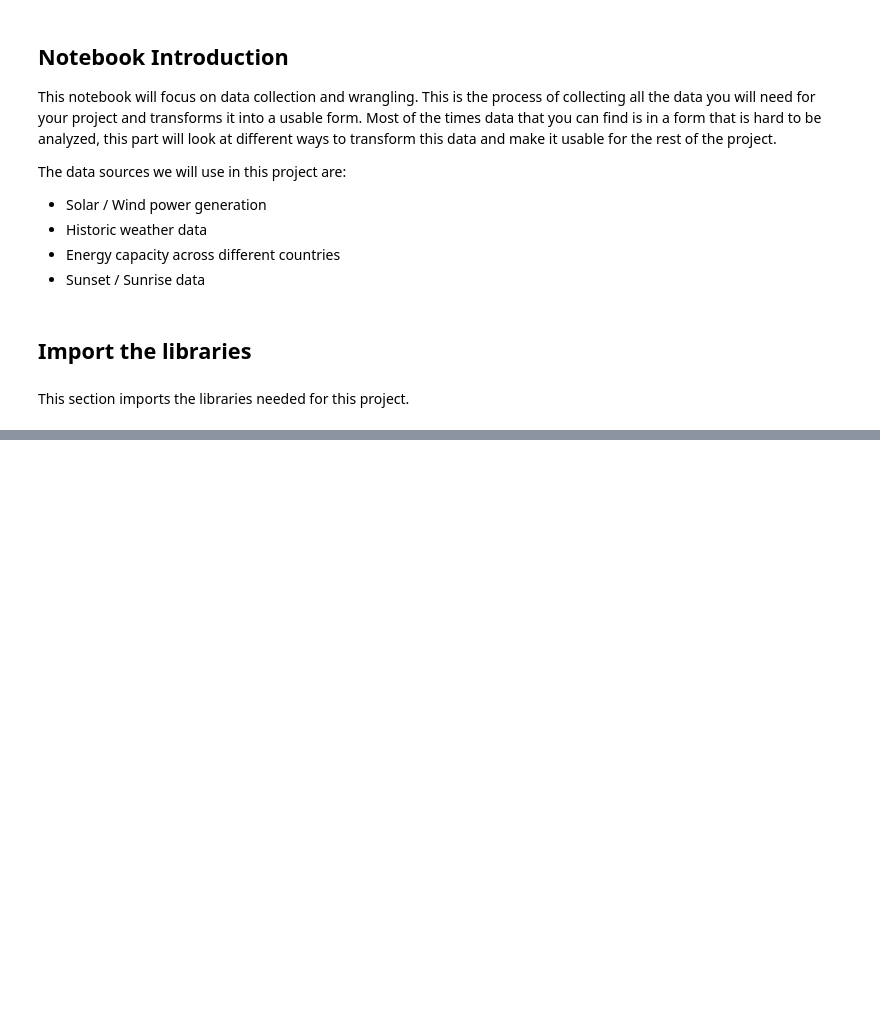
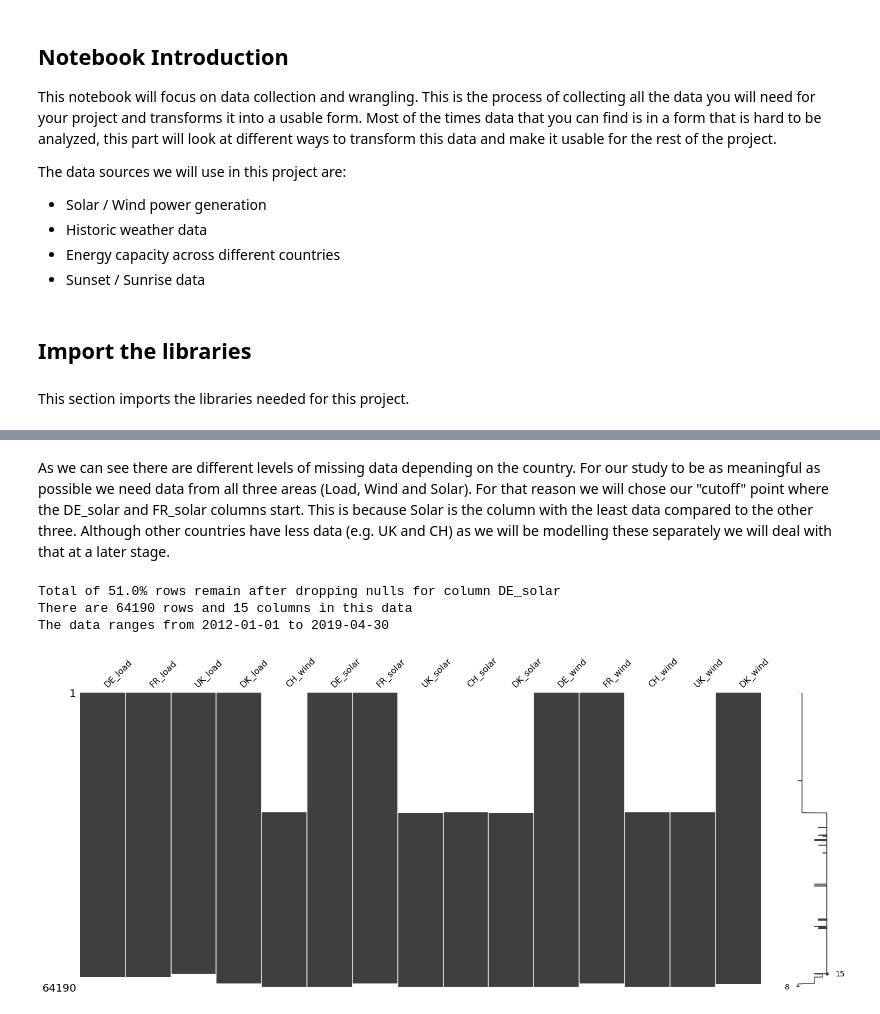
Before and after one commit to Stratoshad/power_generation_analysis, a Jupyter notebook: notebooks/Notebook 1 - Data Collection.ipynb, the cells around one changed output, grey strips where cells are left out. Saved outputs shown, nothing was run; the diff lists cells and outputs as text; code cells hidden in the pictures; blank space fills up the shorter version.

```diff
--- a/notebooks/Notebook 1 - Data Collection.ipynb
+++ b/notebooks/Notebook 1 - Data Collection.ipynb
@@ -67,0 +241,24 @@ df_energy.head()
+# %% [markdown]
+As we can see there are different levels of missing data depending on the country. For our study to be as meaningful as possible we need data from all three areas (Load, Wind and Solar). For that reason we will chose our "cutoff" point where the DE_solar and FR_solar columns start. This is because Solar is the column with the least data compared to the other three. Although other countries have less data (e.g. UK and CH) as we will be modelling these separately we will deal with that at a later stage.
+# %%
+# # column to use as basis
+# basis_drop_col = "DE_solar"
+# rn_before = df_energy_rel.shape[0]
+
+# # we wouldn't normally use this as it can drop values lower in the column
+# # however as seen above there are no such values for DE_solar
+# df_energy_rel = df_energy_rel.dropna(subset=[basis_drop_col], axis=0)
+# rn_after = df_energy_rel.shape[0]
+# perc_rem = round(rn_after / rn_before * 100,0)
+
+# print new data stats
+print(f"Total of {perc_rem}% rows remain after dropping nulls for column {basis_drop_col}.")
+get_ts_data_details(df_ts=df_energy_rel)
+
+# create the matrix again
+msno.matrix(df_energy_rel);
+# %% [output]
+Total of 51.0% rows remain after dropping nulls for column DE_solar
+There are 64190 rows and 15 columns in this data
+The data ranges from 2012-01-01 to 2019-04-30
+[figure, added]
```
Also changed, not shown: parts of 43 cells of this notebook.
